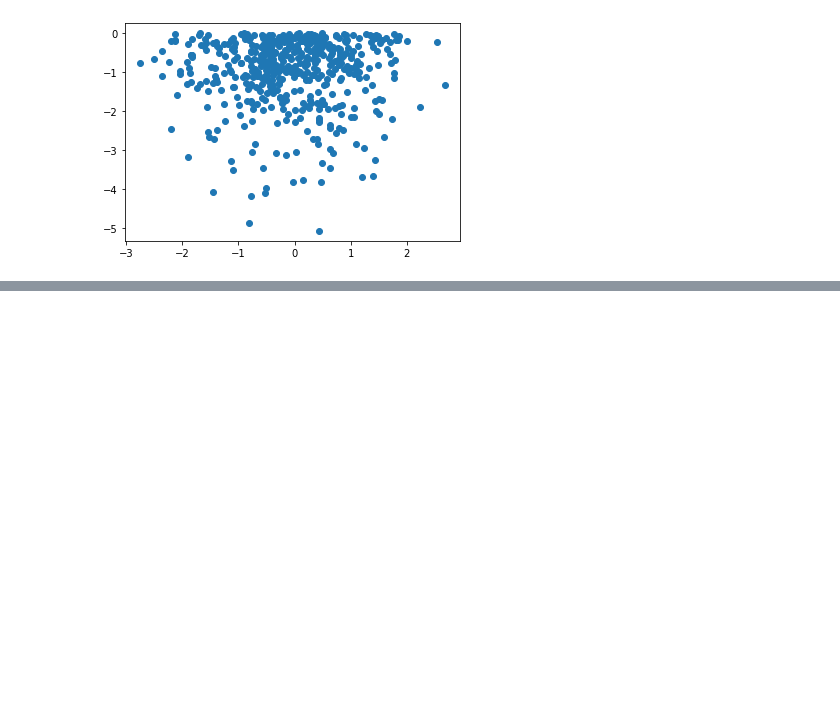
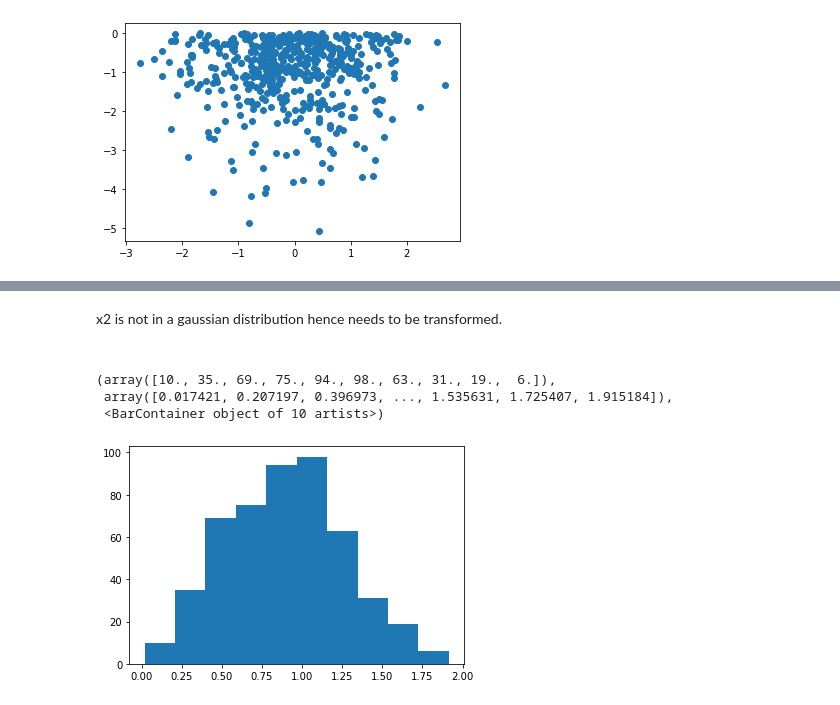
Before and after one commit to Suraj1199/DLfromScratch, a Jupyter notebook: Anamoly_Detection_using_Gaussian_Distribution.ipynb, the cells around one changed output, grey strips where cells are left out. Saved outputs shown, nothing was run; the diff lists cells and outputs as text; code cells hidden in the pictures; blank space fills up the shorter version.

```diff
--- a/Anamoly_Detection_using_Gaussian_Distribution.ipynb
+++ b/Anamoly_Detection_using_Gaussian_Distribution.ipynb
@@ -26,0 +40,10 @@ plt.scatter(x1, x2)
+# %% [markdown]
+x2 is not in a gaussian distribution hence needs to be transformed. <br> <br>
+# %%
+x2_transformed = (x2 ** 2) ** 0.2
+plt.hist(x2_transformed)
+# %% [output]
+(array([10., 35., 69., 75., 94., 98., 63., 31., 19.,  6.]),
+ array([0.017421, 0.207197, 0.396973, ..., 1.535631, 1.725407, 1.915184]),
+ <BarContainer object of 10 artists>)
+[figure, added]
```
Also changed, not shown: parts of 6 cells of this notebook.
